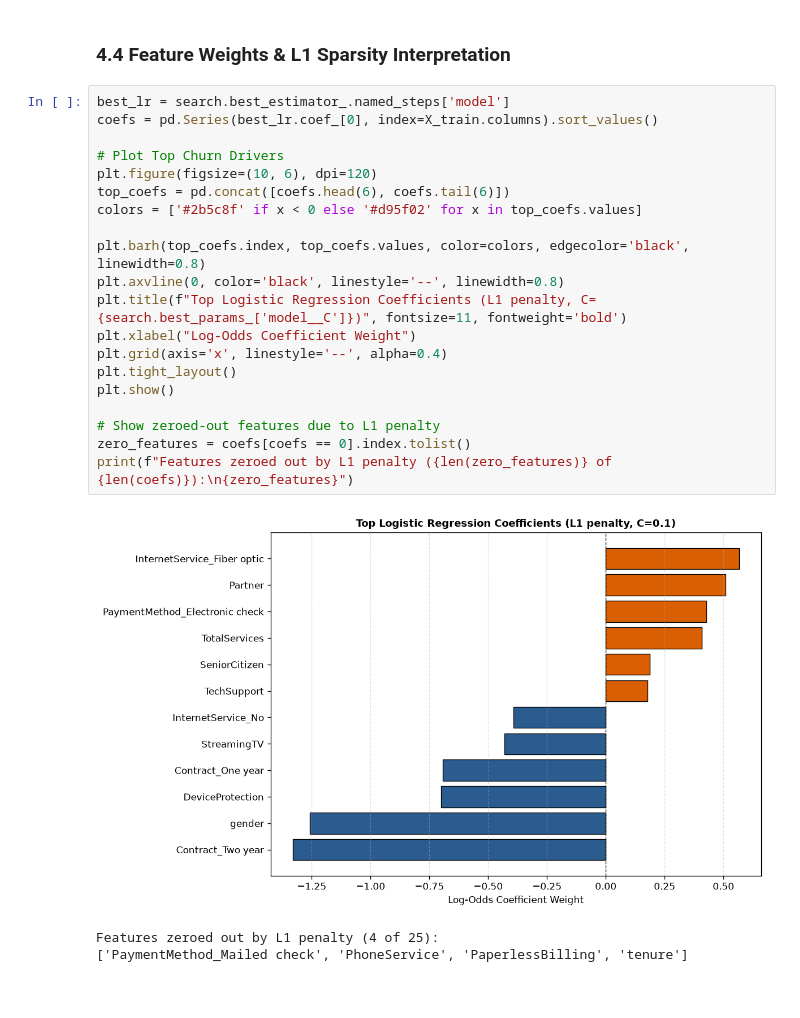
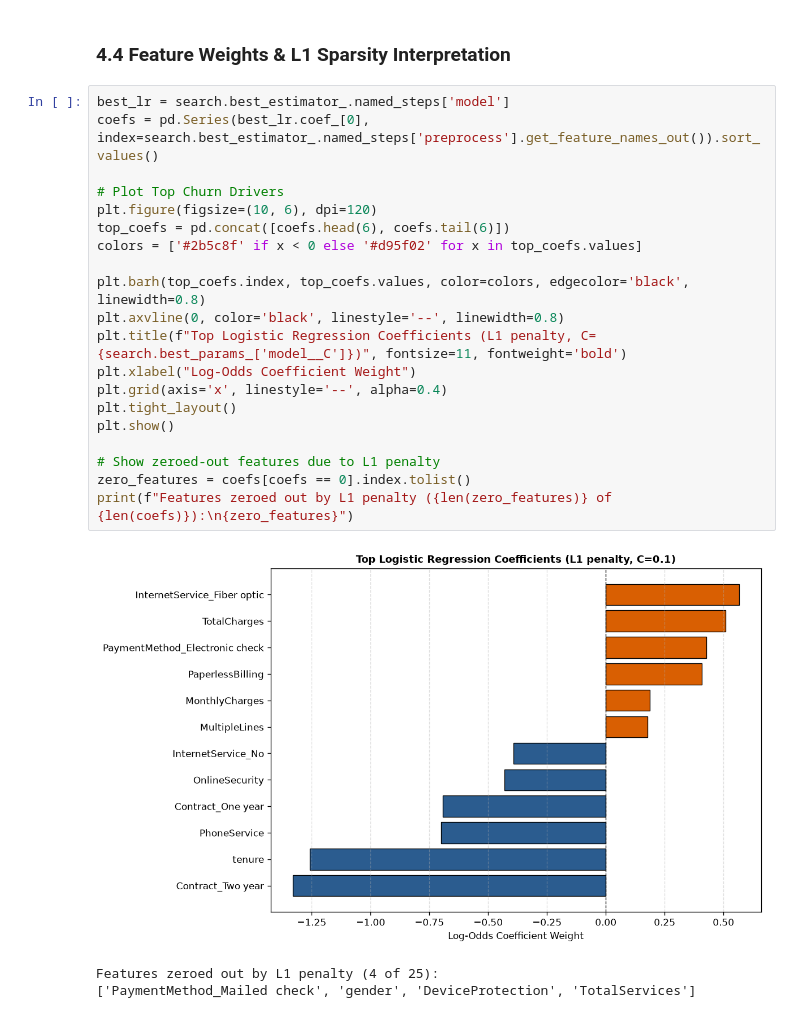
Before and after one commit to Winny04/Group13_6001CMD, a Jupyter notebook: notebooks/member1_boon.ipynb, the cells around one changed output. Saved outputs shown, nothing was run; the diff lists cells and outputs as text.

Commit message:
[Boon] Fix Cell 25 feature names, add IQR & tenure bands EDA, and rerun LR in pinned venv

```diff
--- a/notebooks/member1_boon.ipynb
+++ b/notebooks/member1_boon.ipynb
@@ -265,25 +231,25 @@ Test Confusion Matrix:
 ### 4.4 Feature Weights & L1 Sparsity Interpretation
 # %%
 best_lr = search.best_estimator_.named_steps['model']
-coefs = pd.Series(best_lr.coef_[0], index=X_train.columns).sort_values()
+coefs = pd.Series(best_lr.coef_[0], index=search.best_estimator_.named_steps['preprocess'].get_feature_names_out()).sort_values()
 
 # Plot Top Churn Drivers
 plt.figure(figsize=(10, 6), dpi=120)
 top_coefs = pd.concat([coefs.head(6), coefs.tail(6)])
 colors = ['#2b5c8f' if x < 0 else '#d95f02' for x in top_coefs.values]
 
 plt.barh(top_coefs.index, top_coefs.values, color=colors, edgecolor='black', linewidth=0.8)
 plt.axvline(0, color='black', linestyle='--', linewidth=0.8)
 plt.title(f"Top Logistic Regression Coefficients (L1 penalty, C={search.best_params_['model__C']})", fontsize=11, fontweight='bold')
 plt.xlabel("Log-Odds Coefficient Weight")
 plt.grid(axis='x', linestyle='--', alpha=0.4)
 plt.tight_layout()
 plt.show()
 
 # Show zeroed-out features due to L1 penalty
 zero_features = coefs[coefs == 0].index.tolist()
 print(f"Features zeroed out by L1 penalty ({len(zero_features)} of {len(coefs)}):\n{zero_features}")
 # %% [output]
-[figure, old version]
+[figure, new version]
 Features zeroed out by L1 penalty (4 of 25):
-['PaymentMethod_Mailed check', 'PhoneService', 'PaperlessBilling', 'tenure']
+['PaymentMethod_Mailed check', 'gender', 'DeviceProtection', 'TotalServices']
```
Also changed, not shown: parts of 8 cells of this notebook, 5 other files.
